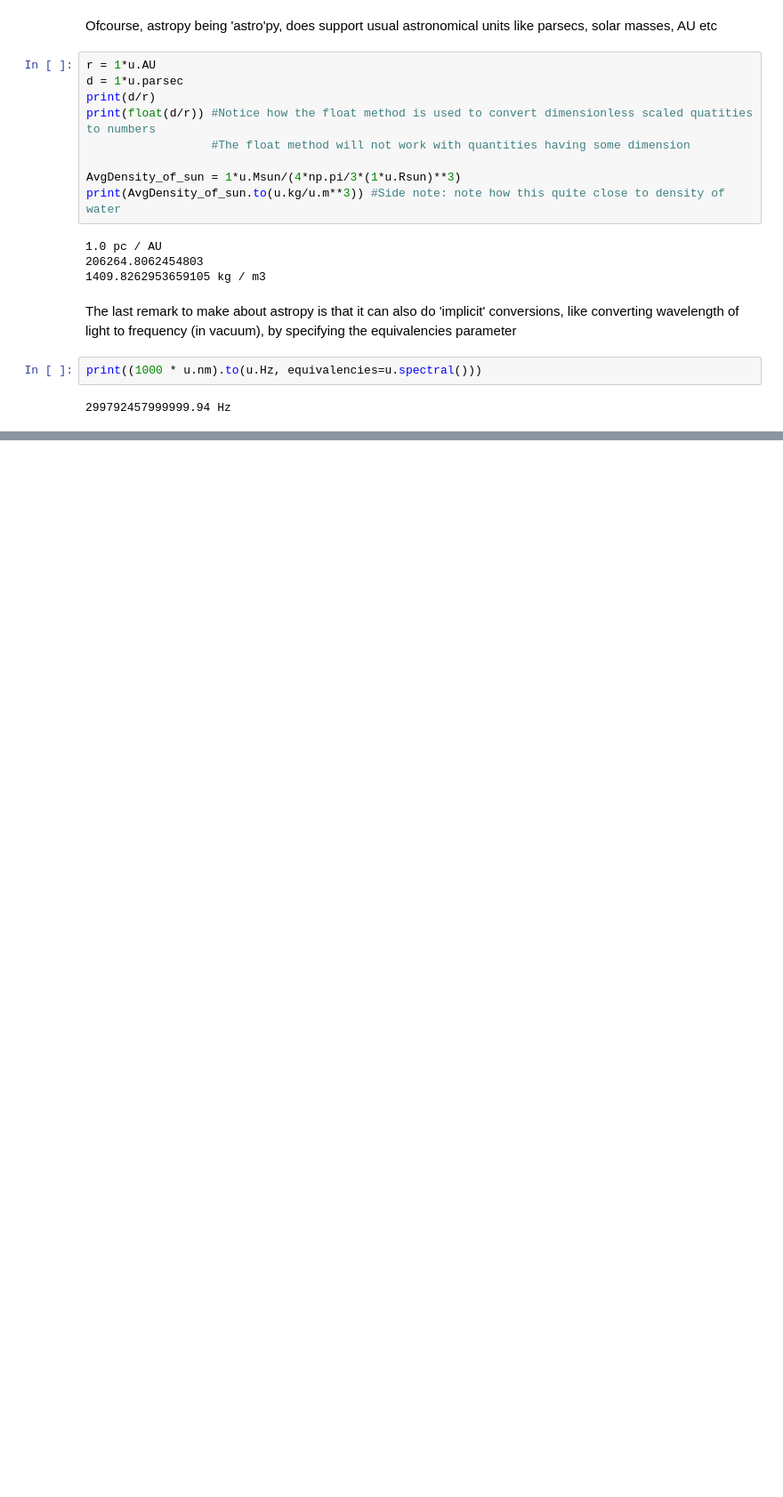
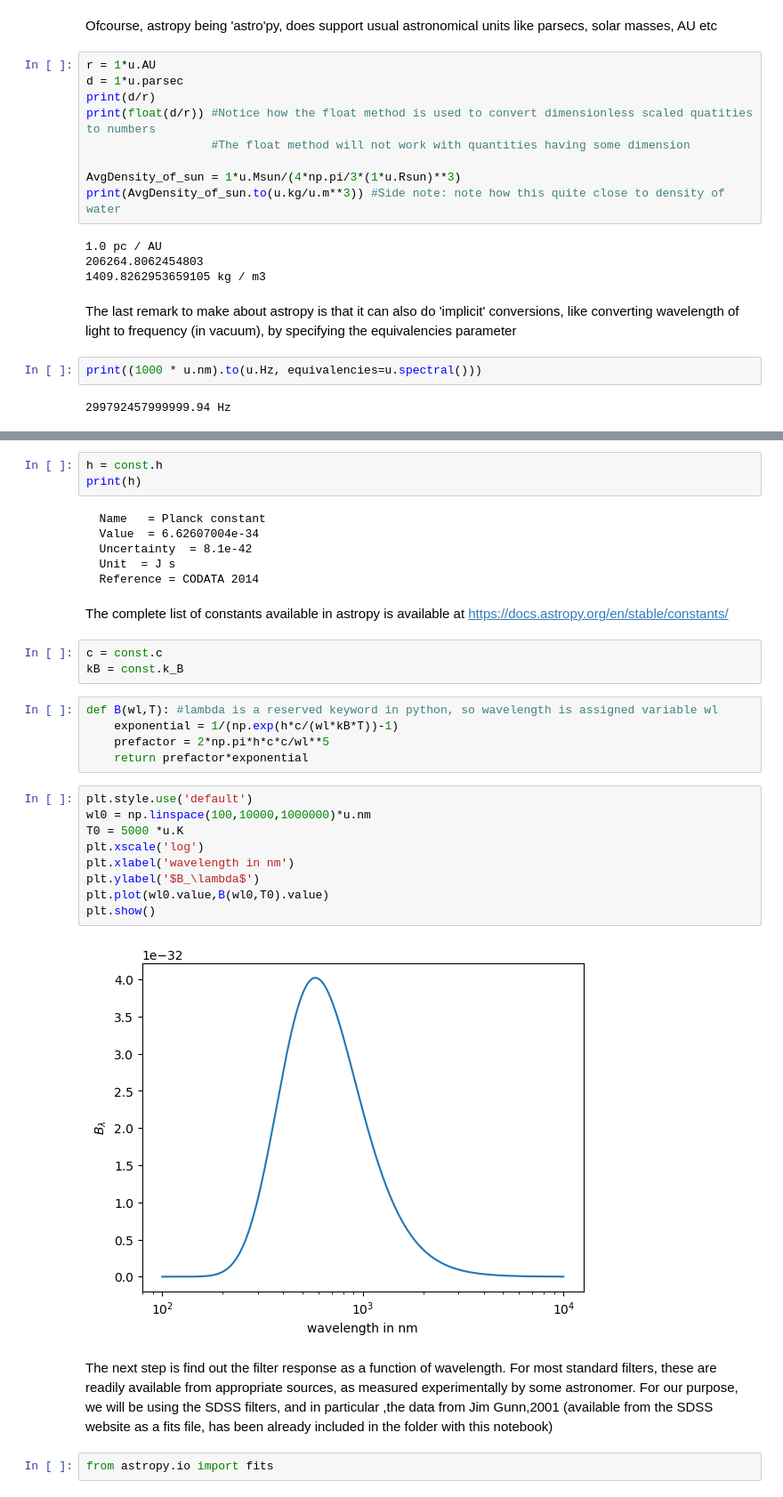
Before and after one commit to krittikaiitb/tutorials, a Jupyter notebook: Tutorial_10/Astropy_quantities.ipynb, the cells around one changed output, grey strips where cells are left out. Shown: that part at 89% size. Saved outputs shown, nothing was run; the diff lists cells and outputs as text; blank space fills up the shorter version.

```diff
--- a/Tutorial_10/Astropy_quantities.ipynb
+++ b/Tutorial_10/Astropy_quantities.ipynb
@@ -104,0 +112,34 @@ $$B(\lambda,t) = \frac{2hc^2}{\lambda^5}\frac{1}{e^{\frac{hc}{\lambda k_BT}}-1}$
+# %%
+h = const.h
+print(h)
+# %% [output]
+  Name   = Planck constant
+  Value  = 6.62607004e-34
+  Uncertainty  = 8.1e-42
+  Unit  = J s
+  Reference = CODATA 2014
+# %% [markdown]
+The complete list of constants available in astropy is available at https://docs.astropy.org/en/stable/constants/
+# %%
+c = const.c
+kB = const.k_B
+# %%
+def B(wl,T): #lambda is a reserved keyword in python, so wavelength is assigned variable wl
+    exponential = 1/(np.exp(h*c/(wl*kB*T))-1)
+    prefactor = 2*np.pi*h*c*c/wl**5
+    return prefactor*exponential
+# %%
+plt.style.use('default')
+wl0 = np.linspace(100,10000,1000000)*u.nm
+T0 = 5000 *u.K
+plt.xscale('log')
+plt.xlabel('wavelength in nm')
+plt.ylabel('$B_\lambda$')
+plt.plot(wl0.value,B(wl0,T0).value)
+plt.show()
+# %% [output]
+[figure, added]
+# %% [markdown]
+The next step is find out the filter response as a function of wavelength. For most standard filters, these are readily available from appropriate sources, as measured experimentally by some astronomer. For our purpose, we will be using the SDSS filters, and in particular ,the data from Jim Gunn,2001 (available from the SDSS website as a fits file, has been already included in the folder with this notebook)
+# %%
+from astropy.io import fits
```
Also changed, not shown: parts of 15 cells of this notebook, 2 other files.
